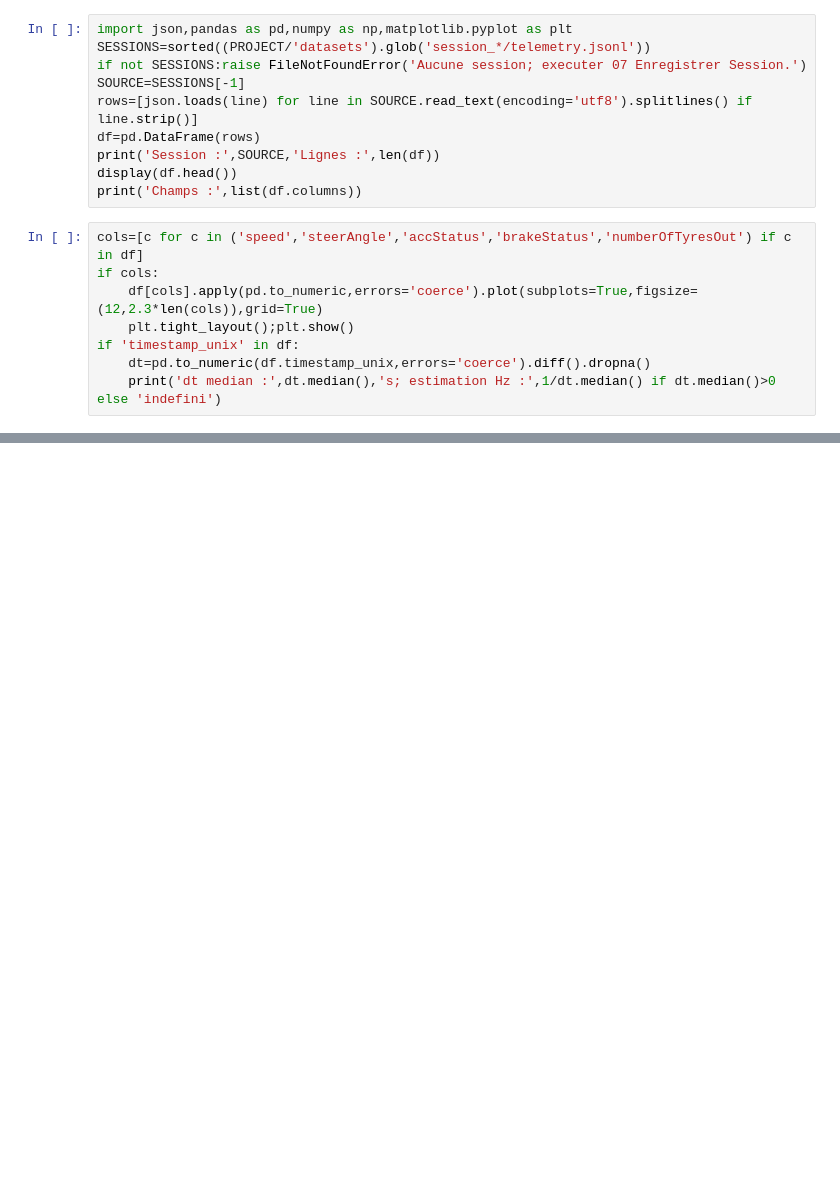
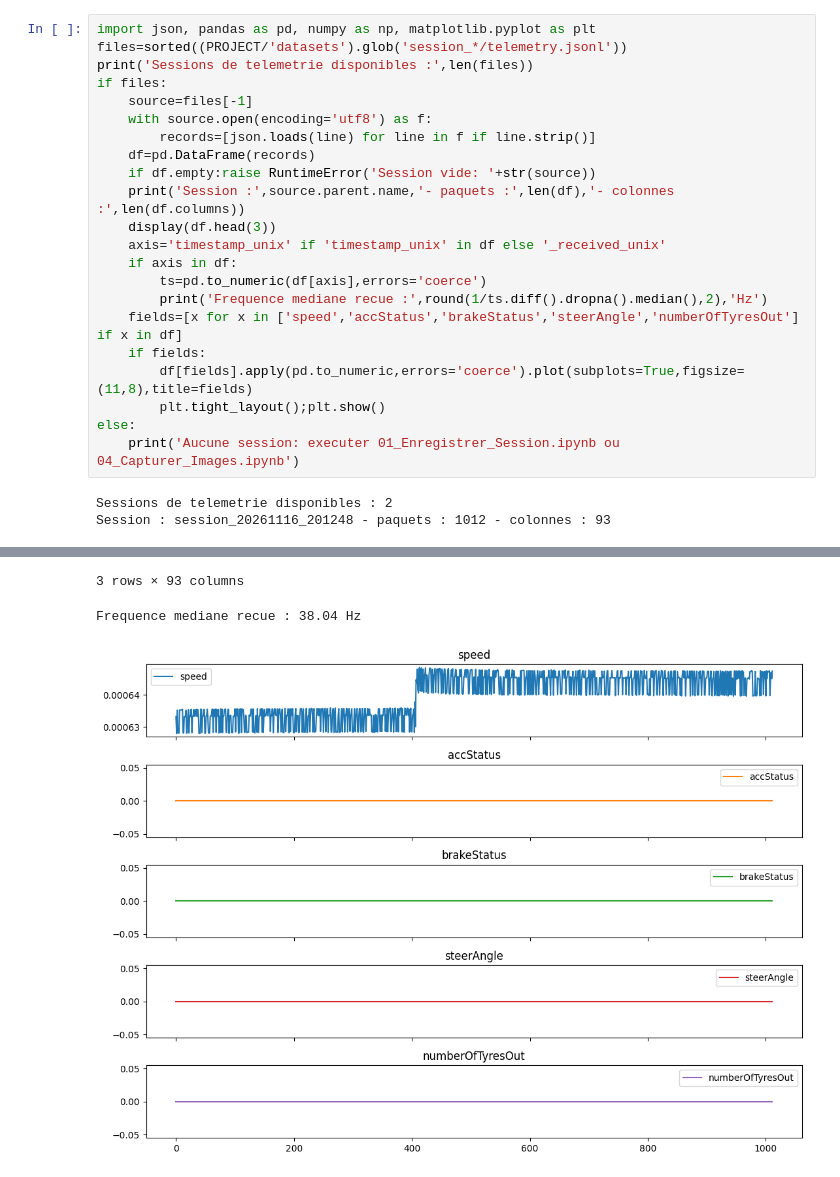
Before and after one commit to Darkzveller/IA_projet_Ouarti, a Jupyter notebook: Code/02_Donnees/02_Analyser_Telemetrie.ipynb, the cells around one changed output, grey strips where cells are left out. Drawn from its saved outputs; the diff is of its cells as text; blank space fills up the shorter version.

```diff
--- a/Code/02_Donnees/02_Analyser_Telemetrie.ipynb
+++ b/Code/02_Donnees/02_Analyser_Telemetrie.ipynb
@@ -19,18 +24,25 @@ print('Python :',sys.version.split()[0],sys.executable)
-# %%
-import json,pandas as pd,numpy as np,matplotlib.pyplot as plt
-SESSIONS=sorted((PROJECT/'datasets').glob('session_*/telemetry.jsonl'))
-if not SESSIONS:raise FileNotFoundError('Aucune session; executer 07 Enregistrer Session.')
-SOURCE=SESSIONS[-1]
-rows=[json.loads(line) for line in SOURCE.read_text(encoding='utf8').splitlines() if line.strip()]
-df=pd.DataFrame(rows)
-print('Session :',SOURCE,'Lignes :',len(df))
-display(df.head())
-print('Champs :',list(df.columns))
-# %%
-cols=[c for c in ('speed','steerAngle','accStatus','brakeStatus','numberOfTyresOut') if c in df]
-if cols:
-    df[cols].apply(pd.to_numeric,errors='coerce').plot(subplots=True,figsize=(12,2.3*len(cols)),grid=True)
-    plt.tight_layout();plt.show()
-if 'timestamp_unix' in df:
-    dt=pd.to_numeric(df.timestamp_unix,errors='coerce').diff().dropna()
-    print('dt median :',dt.median(),'s; estimation Hz :',1/dt.median() if dt.median()>0 else 'indefini')
+# %%
+import json, pandas as pd, numpy as np, matplotlib.pyplot as plt
+files=sorted((PROJECT/'datasets').glob('session_*/telemetry.jsonl'))
+print('Sessions de telemetrie disponibles :',len(files))
+if files:
+    source=files[-1]
+    with source.open(encoding='utf8') as f:
+        records=[json.loads(line) for line in f if line.strip()]
+    df=pd.DataFrame(records)
+    if df.empty:raise RuntimeError('Session vide: '+str(source))
+    print('Session :',source.parent.name,'- paquets :',len(df),'- colonnes :',len(df.columns))
+    display(df.head(3))
+    axis='timestamp_unix' if 'timestamp_unix' in df else '_received_unix'
+    if axis in df:
+        ts=pd.to_numeric(df[axis],errors='coerce')
+        print('Frequence mediane recue :',round(1/ts.diff().dropna().median(),2),'Hz')
+    fields=[x for x in ['speed','accStatus','brakeStatus','steerAngle','numberOfTyresOut'] if x in df]
+    if fields:
+        df[fields].apply(pd.to_numeric,errors='coerce').plot(subplots=True,figsize=(11,8),title=fields)
+        plt.tight_layout();plt.show()
+else:
+    print('Aucune session: executer 01_Enregistrer_Session.ipynb ou 04_Capturer_Images.ipynb')
+# %% [output]
+Sessions de telemetrie disponibles : 2
+Session : session_20261116_201248 - paquets : 1012 - colonnes : 93
@@ -36,0 +53,3 @@ if 'timestamp_unix' in df:
+3 rows × 93 columns
+Frequence mediane recue : 38.04 Hz
+[figure, added]
```
Also changed, not shown: parts of 5 cells of this notebook, 13 other files.
